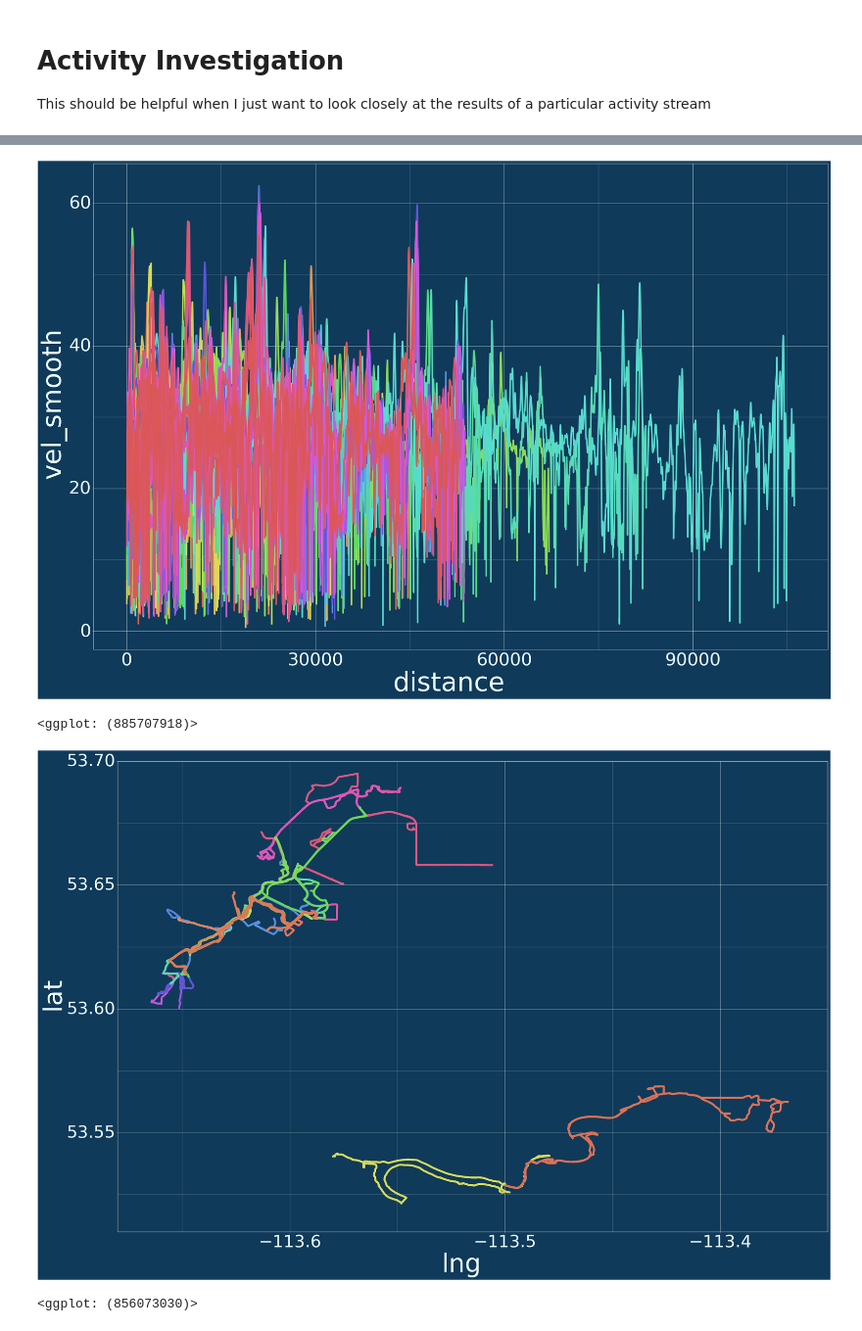
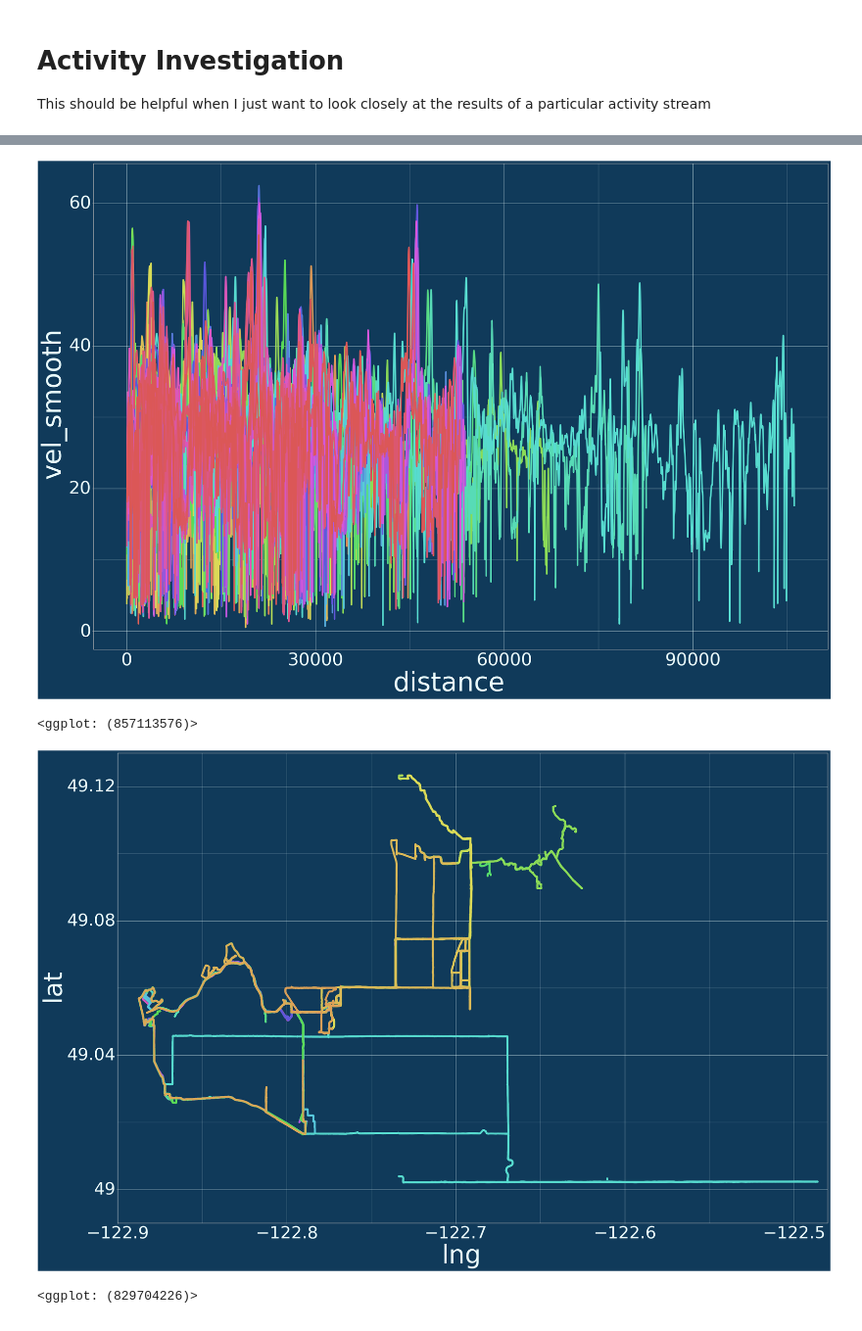
Before and after one commit to NWNHT/StravaPlotting, a Jupyter notebook: src/crescent_loop.ipynb, the cells around one changed output, grey strips where cells are left out. Shown at 98% size. Saved outputs shown, nothing was run; the diff lists cells and outputs as text; code cells hidden in the pictures.

```diff
--- a/src/crescent_loop.ipynb
+++ b/src/crescent_loop.ipynb
@@ -64,8 +61,8 @@ Beginning request of activities...
 # %%
 # Select only specific activities
 cres = activities.query('year == 2023 & distance < 28900 & distance > 28200')
-cres = activities.query('year == 2023')
-cres = activities.query('year != 2023')
+cres = activities.query('year == 2025')
+# cres = activities.query('year != 2023')
 print(cres.shape)
 cres.head(15)
 # %% [output]
@@ -174,37 +156,37 @@ pt.dark()
     )
 # %% [output]
 [figure]
-<ggplot: (885707918)>
+<ggplot: (857113576)>
 # %%
 # Plot of the route
 # These are for crescent Beach
 # xmin = 49.045
 # xmax = 49.06
 # ymin = -122.9
 # ymax = -122.87
 # Lower Mainland
-# ymin = 48.99
-# ymax = 49.13
-# xmin = -122.9
-# xmax = -122.48
+ymin = 48.99
+ymax = 49.13
+xmin = -122.9
+xmax = -122.48
 # Edmonton
-ymin = 53.51
-ymax = 53.7
-xmin = -113.68
-xmax = -113.35
+# ymin = 53.51
+# ymax = 53.7
+# xmin = -113.68
+# xmax = -113.35
 scale = 5
 pt.dark()
 (gg.ggplot(cres_act, gg.aes(x='lng', y='lat', colour='factor(id)'))
     + gg.geom_point()
     + gg.theme(figure_size=[1 * scale, abs((ymax - ymin)/(xmax-xmin)) * scale])
     + gg.scale_x_continuous(limits=[xmin, xmax], expand=[0, 0])
     + gg.scale_y_continuous(limits=[ymin, ymax], expand=[0, 0])
     + gg.scale_colour_discrete(guide=False)
     + pt.gg_theme()
     )
 # %% [output]
-[figure, old version]
+[figure, new version]
-<ggplot: (856073030)>
+<ggplot: (829704226)>
 # %%
 # Plot of the route
 # These are for crescent Beach
```
Also changed, not shown: parts of 8 cells of this notebook, 2 other files.
